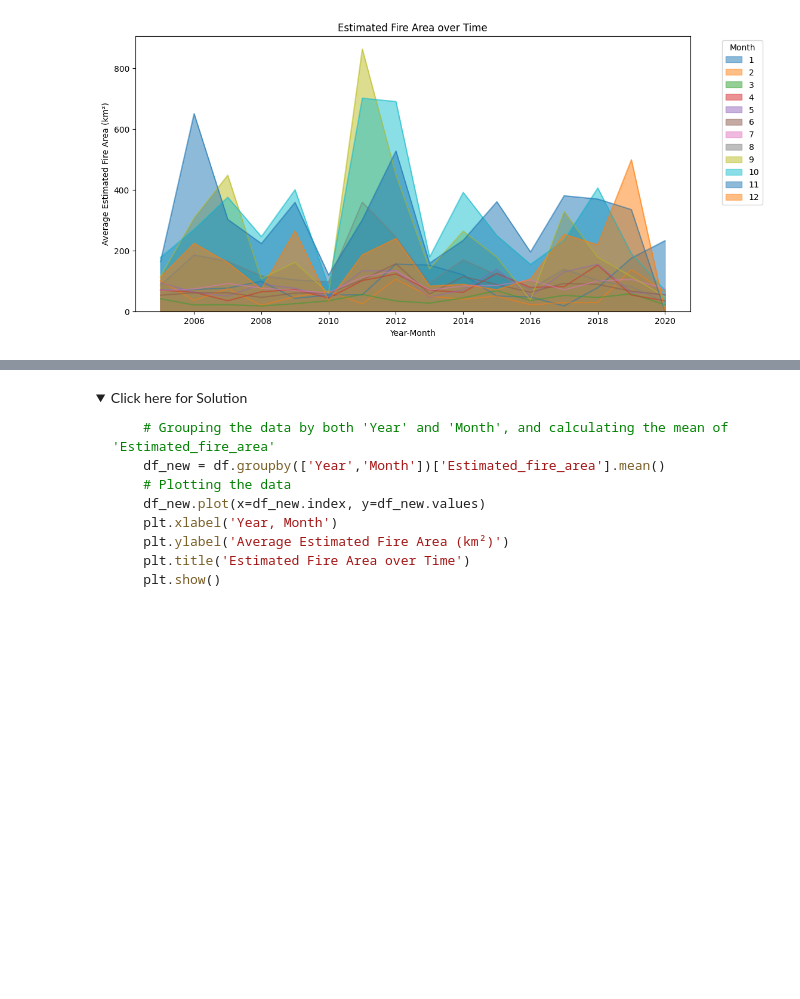
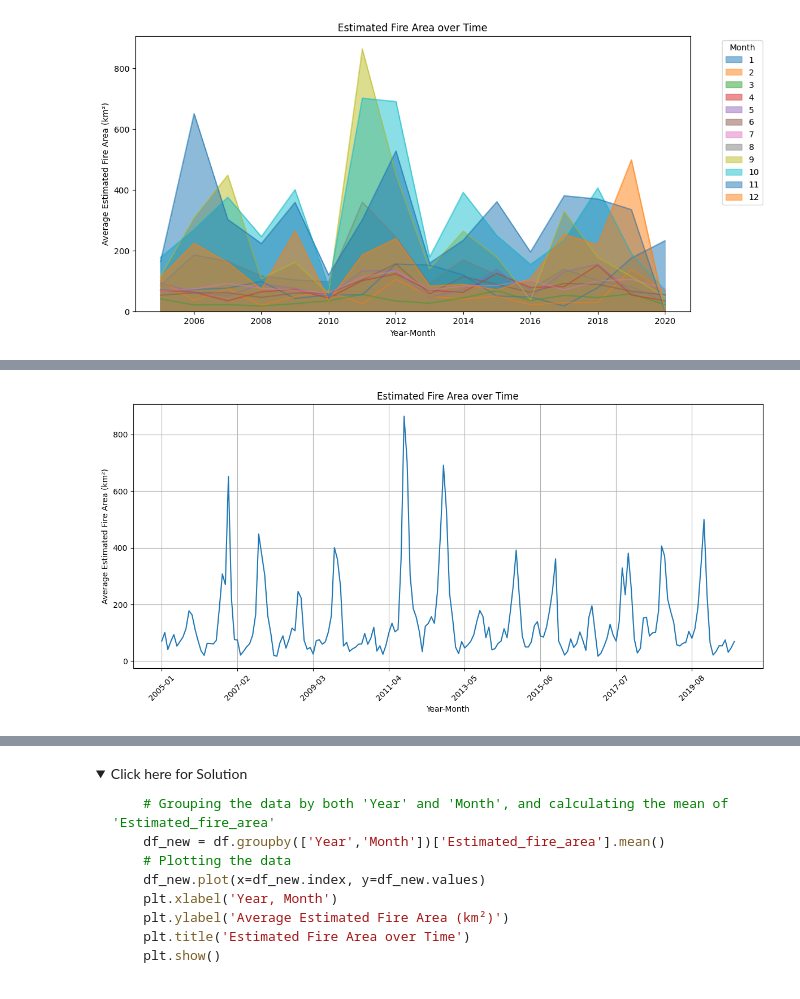
Before and after one commit to jwiggi18/notes, a Jupyter notebook: data_sci/data_viz/Practice_Assignment_Part1.ipynb, the cells around one changed output, grey strips where cells are left out. Drawn from its saved outputs; the diff is of its cells as text; code cells hidden in the pictures; folded sections open; blank space fills up the shorter version.

```diff
--- a/data_sci/data_viz/Practice_Assignment_Part1.ipynb
+++ b/data_sci/data_viz/Practice_Assignment_Part1.ipynb
@@ -274,0 +311,17 @@ plt.show()
+# %%
+#create a new index combining Year and Month as a string
+df_grouped2 = df.groupby(['Year', 'Month'])['Estimated_fire_area'].mean()
+df_grouped2.index = df_grouped2.index.map(lambda x: f"{x[0]}-{x[1]:02d}")
+
+#plot with new index
+plt.figure(figsize=(12, 6))
+df_grouped2.plot()
+plt.xlabel('Year-Month')
+plt.ylabel('Average Estimated Fire Area (km²)')
+plt.title('Estimated Fire Area over Time')
+plt.xticks(rotation=45) #rotate axis labels by 45 degrees
+plt.grid(True) #add gridlines
+plt.tight_layout() #adjust layout so labels and title fit
+plt.show()
+# %% [output]
+[figure, added]
```
Also changed, not shown: parts of 21 cells of this notebook.
